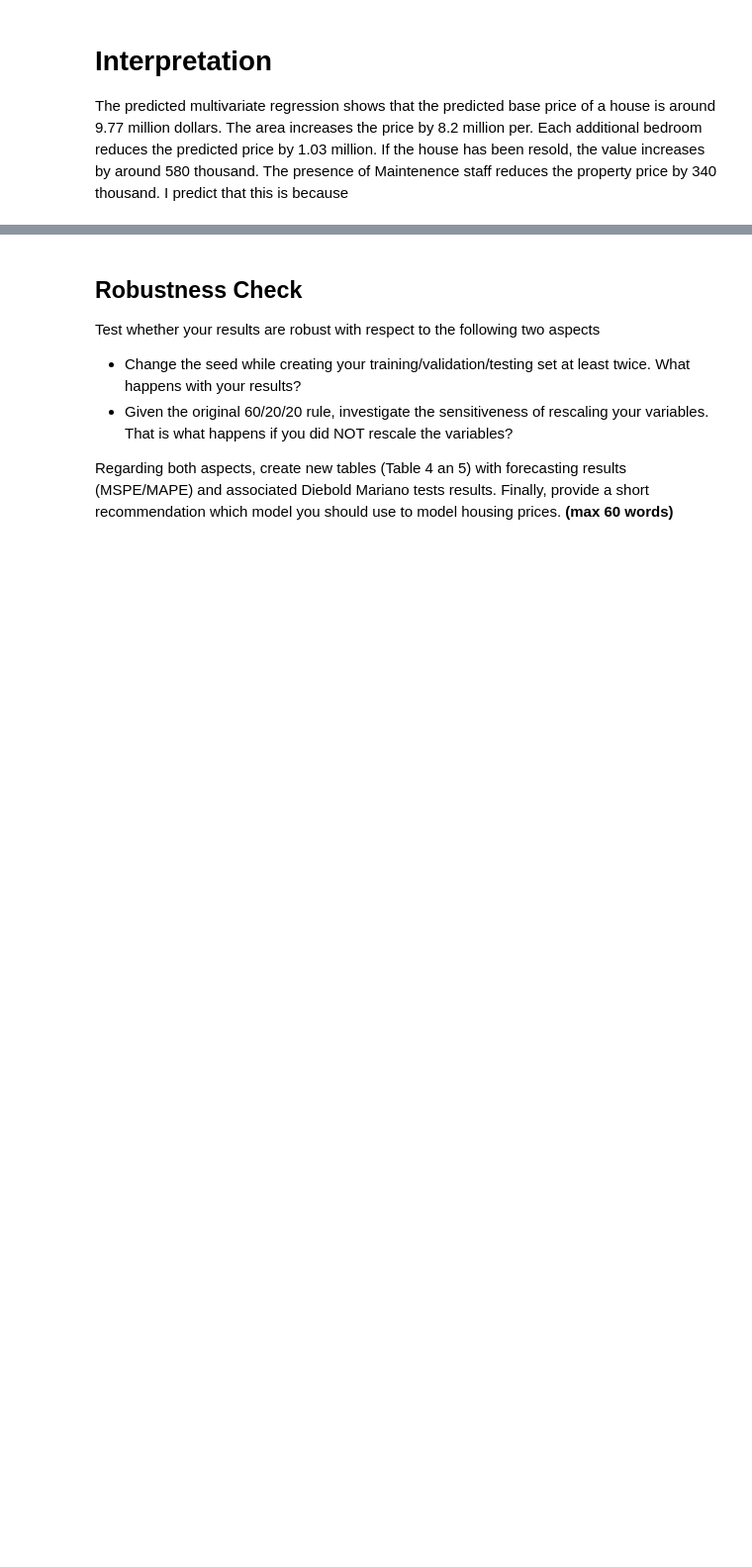
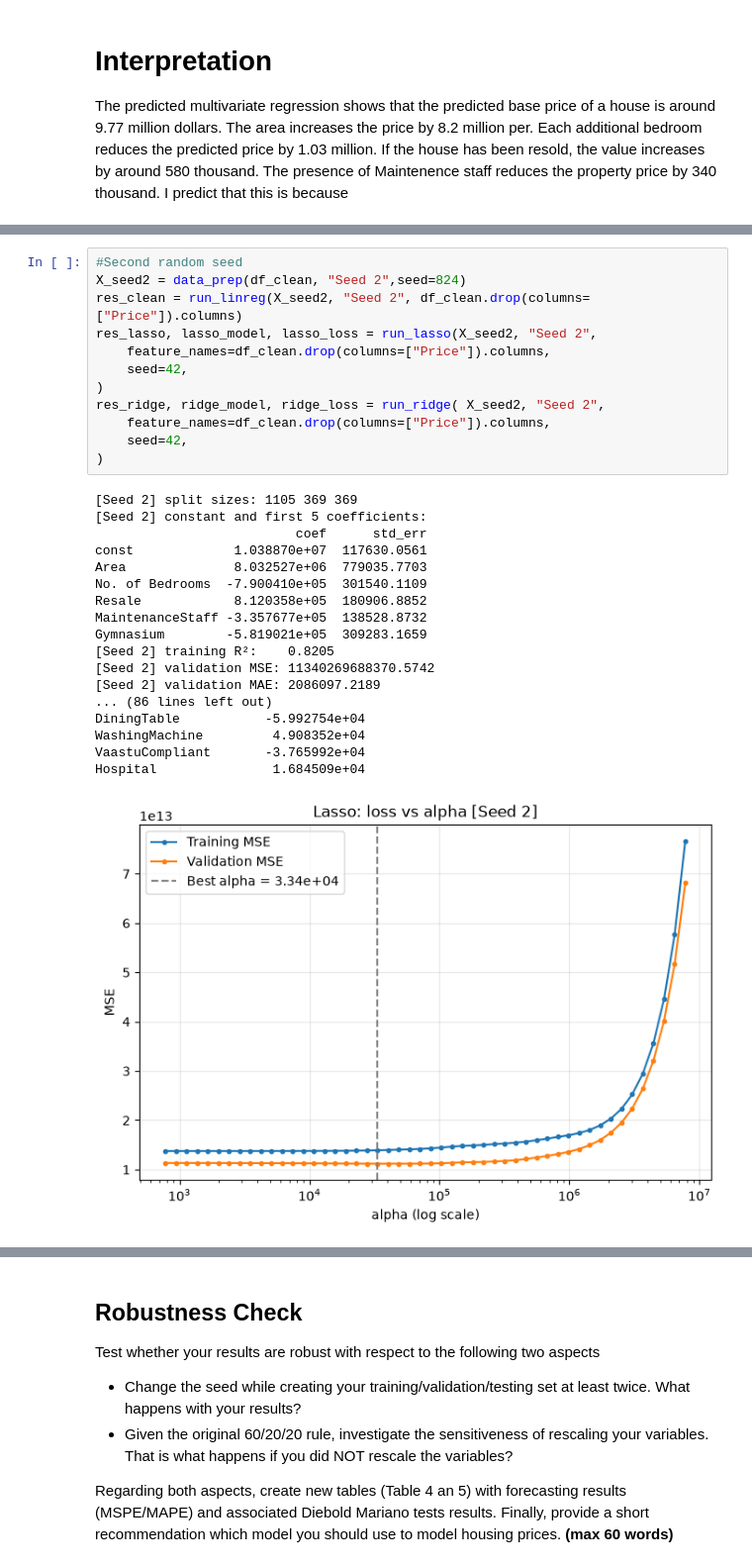
Before and after one commit to triazzlon/ML-Assignment, a Jupyter notebook: MLF_CASE_2930864_XX.ipynb, the cells around one changed output, grey strips where cells are left out. Shown at 99% size. Drawn from its saved outputs; the diff is of its cells as text; blank space fills up the shorter version.

```diff
--- a/MLF_CASE_2930864_XX.ipynb
+++ b/MLF_CASE_2930864_XX.ipynb
@@ -578,0 +725,31 @@ The predicted multivariate regression shows that the predicted base price of a h
+# %%
+#Second random seed
+X_seed2 = data_prep(df_clean, "Seed 2",seed=824)
+res_clean = run_linreg(X_seed2, "Seed 2", df_clean.drop(columns=["Price"]).columns)
+res_lasso, lasso_model, lasso_loss = run_lasso(X_seed2, "Seed 2",
+    feature_names=df_clean.drop(columns=["Price"]).columns,
+    seed=42,
+)
+res_ridge, ridge_model, ridge_loss = run_ridge( X_seed2, "Seed 2",
+    feature_names=df_clean.drop(columns=["Price"]).columns,
+    seed=42,
+)
+# %% [output]
+[Seed 2] split sizes: 1105 369 369
+[Seed 2] constant and first 5 coefficients:
+                          coef      std_err
+const             1.038870e+07  117630.0561
+Area              8.032527e+06  779035.7703
+No. of Bedrooms  -7.900410e+05  301540.1109
+Resale            8.120358e+05  180906.8852
+MaintenanceStaff -3.357677e+05  138528.8732
+Gymnasium        -5.819021e+05  309283.1659
+[Seed 2] training R²:    0.8205
+[Seed 2] validation MSE: 11340269688370.5742
+[Seed 2] validation MAE: 2086097.2189
+... (86 lines left out)
+DiningTable           -5.992754e+04
+WashingMachine         4.908352e+04
+VaastuCompliant       -3.765992e+04
+Hospital               1.684509e+04
+[figure, added]
```
Also changed, not shown: parts of 52 cells of this notebook.
